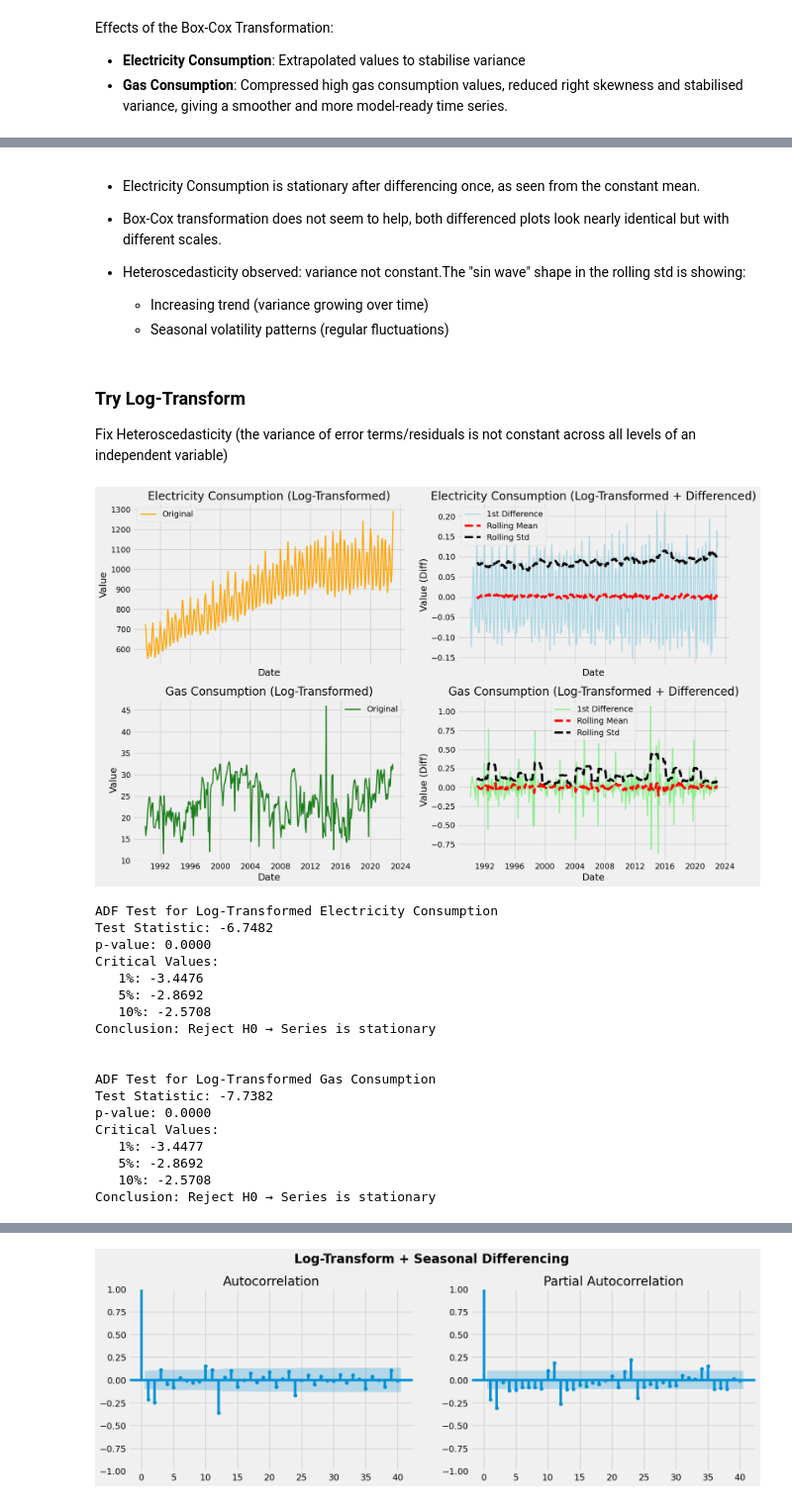
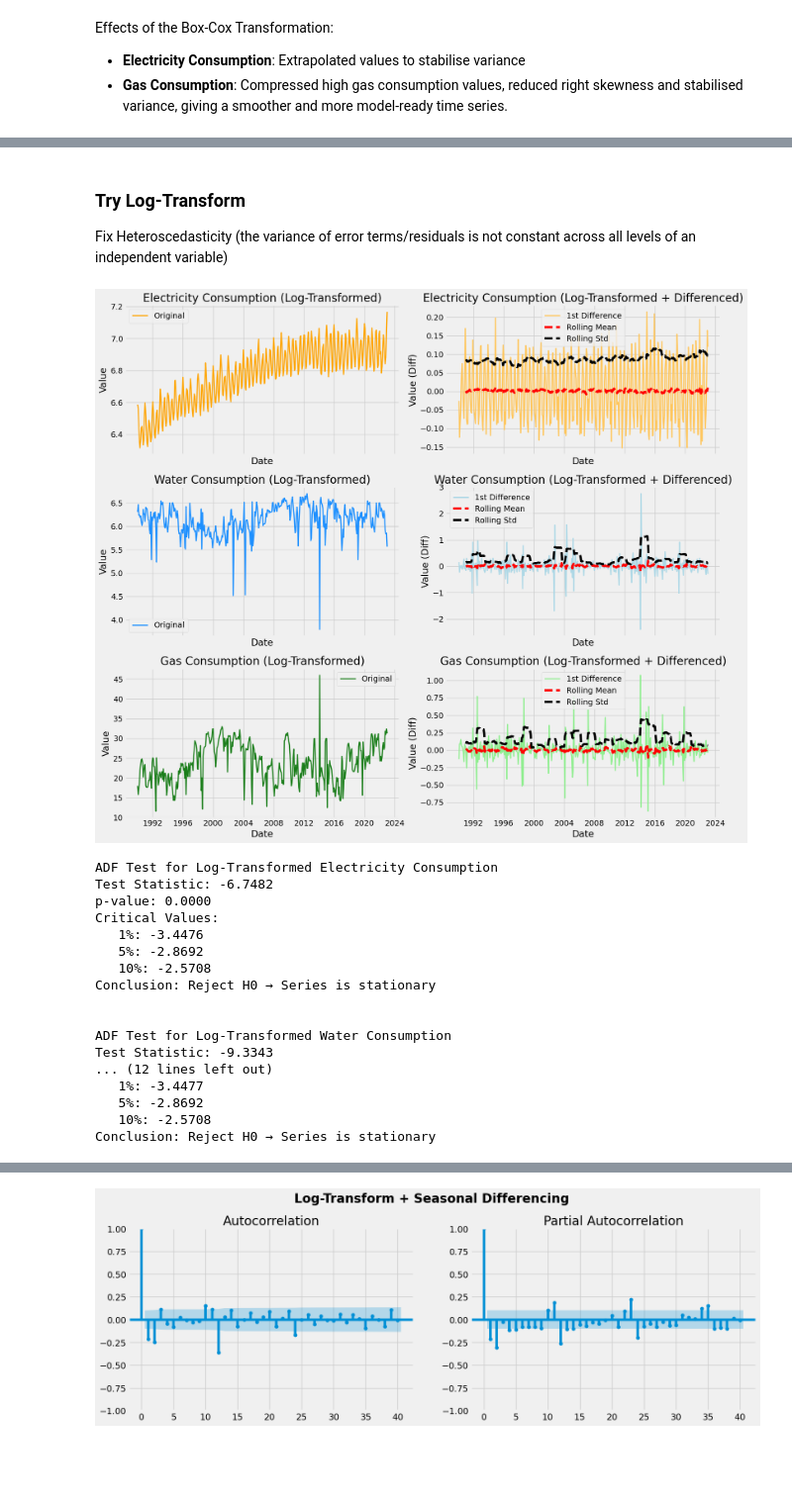
Before and after one commit to lokejer/AIML-clustering-timeseries, a Jupyter notebook: p2510707_CA2_PartB_JeromeLoke.ipynb, the cells around one changed output, grey strips where cells are left out. Shown at 99% size. Saved outputs shown, nothing was run; the diff lists cells and outputs as text; code cells hidden in the pictures; blank space fills up the shorter version.

```diff
--- a/p2510707_CA2_PartB_JeromeLoke.ipynb
+++ b/p2510707_CA2_PartB_JeromeLoke.ipynb
@@ -552,26 +628,22 @@ plt.show()
-# %% [markdown]
-- Electricity Consumption is stationary after differencing once, as seen from the constant mean.
-
-- Box-Cox transformation does not seem to help, both differenced plots look nearly identical but with different scales.
-
-- Heteroscedasticity observed: variance not constant.The "sin wave" shape in the rolling std is showing:
-  - Increasing trend (variance growing over time)
-  - Seasonal volatility patterns (regular fluctuations)
 # %% [markdown]
 ### Try Log-Transform
 Fix Heteroscedasticity (the variance of error terms/residuals is not constant across all levels of an independent variable)
 # %%
-# first-order differencing after Log-Transform
+# log-transform
 df["electricity_mwh_log"] = np.log(df["electricity_mwh"])
+df["water_tons_log"] = np.log(df["water_tons"])
+df["gas_tons_log"] = np.log(df["gas_tons"])
+
+# first-difference log-transformed data
 df["electricity_log_diff1"] = df["electricity_mwh_log"].diff().dropna()
-df["gas_tons_log"] = np.log(df["gas_tons"])
+df["water_log_diff1"] = df["water_tons_log"].diff().dropna()
 df["gas_log_diff1"] = df["gas_tons_log"].diff().dropna()
 
-fig, ax = plt.subplots(2, 2, figsize=(16, 10), sharex=True)
+fig, ax = plt.subplots(3, 2, figsize=(16, 14), sharex=True)
 
 # 1. Electricity
 plot_series(
-  df['electricity_mwh'],
+  df['electricity_mwh_log'],
   title='Electricity Consumption (Log-Transformed)',
   ax=ax[0, 0],
   color=cons_pal["electricity_mwh"]
@@ -579,37 +651,55 @@ plot_series(
 
 plot_series(
   df['electricity_log_diff1'],
   title='Electricity Consumption (Log-Transformed + Differenced)',
   ax=ax[0, 1],
   rolling_window=rolling_window,
   diff=True,
+  color='#FFC65C'
+)
+
+# 2. Water
+plot_series(
+  df['water_tons_log'],
+  title='Water Consumption (Log-Transformed)',
+  ax=ax[1, 0],
+  color=cons_pal["water_tons"]
+)
+
+plot_series(
+  df['water_log_diff1'],
+  title='Water Consumption (Log-Transformed + Differenced)',
+  ax=ax[1, 1],
+  rolling_window=rolling_window,
+  diff=True,
   color='lightblue'
 )
 
-# 2. Gas
+# 3. Gas
 plot_series(
   df['gas_tons'],
   title='Gas Consumption (Log-Transformed)',
-  ax=ax[1, 0],
+  ax=ax[2, 0],
   color=cons_pal["gas_tons"]
 )
 
 plot_series(
   df['gas_log_diff1'],
   title='Gas Consumption (Log-Transformed + Differenced)',
-  ax=ax[1, 1],
+  ax=ax[2, 1],
   rolling_window=rolling_window,
   diff=True,
   color='lightgreen'
 )
 
 plt.tight_layout()
 plt.show()
 
 adf_test(df["electricity_log_diff1"], "Log-Transformed Electricity Consumption")
+adf_test(df["water_log_diff1"], "Log-Transformed Water Consumption")
 adf_test(df["gas_log_diff1"], "Log-Transformed Gas Consumption")
 # %% [output]
-[figure, old version]
+[figure, new version]
 ADF Test for Log-Transformed Electricity Consumption
 Test Statistic: -6.7482
 p-value: 0.0000
@@ -620,10 +710,9 @@ Critical Values:
 Conclusion: Reject H0 → Series is stationary
 
 
-ADF Test for Log-Transformed Gas Consumption
-Test Statistic: -7.7382
-p-value: 0.0000
-Critical Values:
+ADF Test for Log-Transformed Water Consumption
+Test Statistic: -9.3343
+... (12 lines left out)
    1%: -3.4477
    5%: -2.8692
    10%: -2.5708
```
Also changed, not shown: parts of 61 cells of this notebook.
